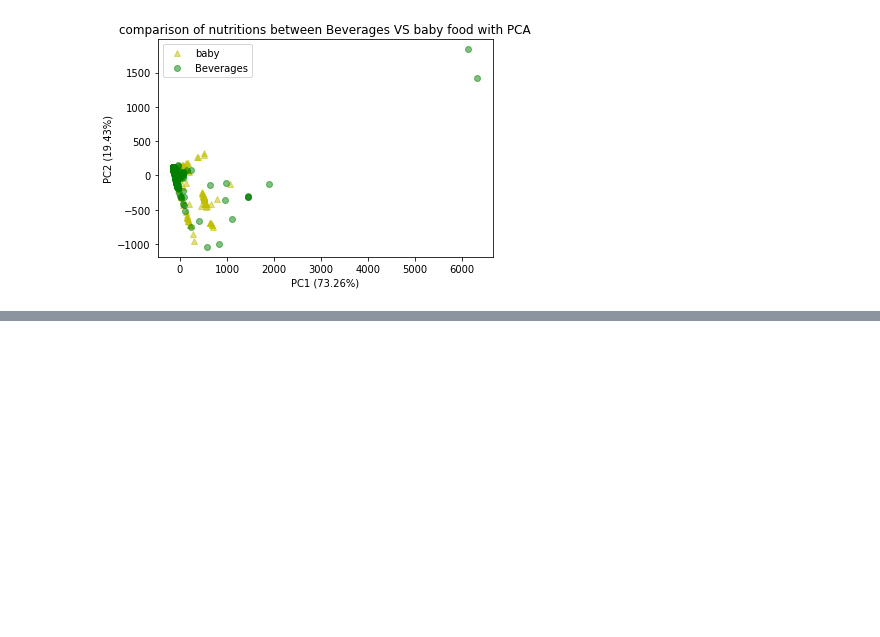
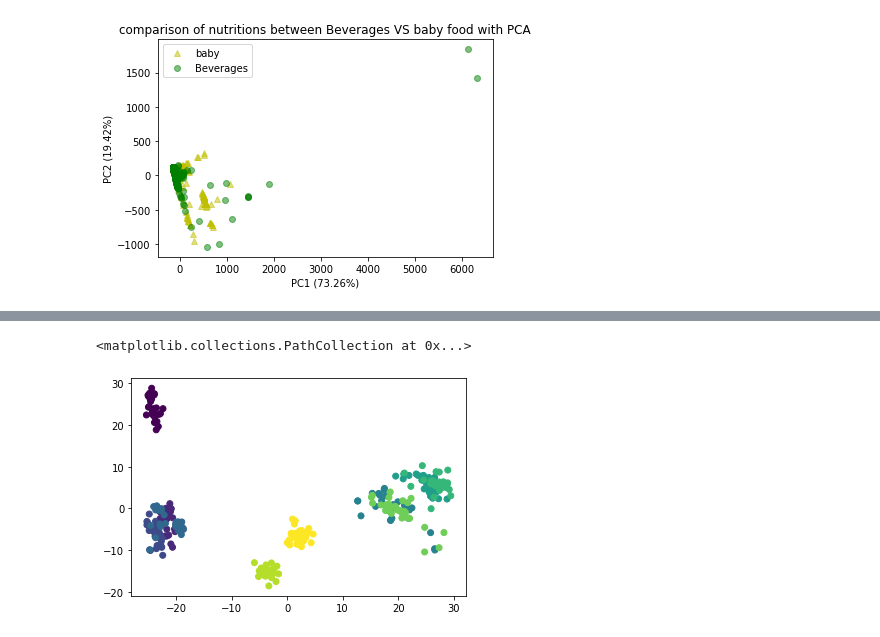
Before and after one commit to SupawadeeKhamthuy/multivariate, a Jupyter notebook: exam01.ipynb, the cells around one changed output, grey strips where cells are left out. Cells and saved outputs as stored; diff of their text form; code cells hidden in the pictures; blank space fills up the shorter version.

```diff
--- a/exam01.ipynb
+++ b/exam01.ipynb
@@ -375,0 +523,2 @@ component ที่เหมาะสมที่ถูกเลือกมา
+# %%
+new_pca = pca.fit_transform(data_dropped.to_numpy())
@@ -375,0 +549,3 @@ component ที่เหมาะสมที่ถูกเลือกมา
+# %%
+Br = set(data['brand']) # ตรวจสอบว่ามีกี่ brand และ brand อะไรบ้าง
+Br
@@ -375,0 +556,9 @@ component ที่เหมาะสมที่ถูกเลือกมา
+# %%
+Br_l = list(Br)  ### brand แปลงเป็น list
+Br_l.sort() ### เรียงค่่า brand ของสมาชิกแต่ละตัวจากน้อยไปมาก
+color_list2 = {}
+num = 0
+for each_fg in Br_l:
+    if each_fg not in color_list2:
+        color_list2[each_fg] = num
+        num += 1
@@ -375,0 +578,2 @@ component ที่เหมาะสมที่ถูกเลือกมา
+# %%
+data_dropped3 = data_dropped2.replace(color_list2)
@@ -375,0 +598,5 @@ component ที่เหมาะสมที่ถูกเลือกมา
+# %%
+plt.scatter(new_pca[:,0],new_pca[:,1],c = data_dropped3['brand'])
+# %% [output]
+<matplotlib.collections.PathCollection at 0x...>
+[figure, added]
```
Also changed, not shown: parts of 49 cells of this notebook.
